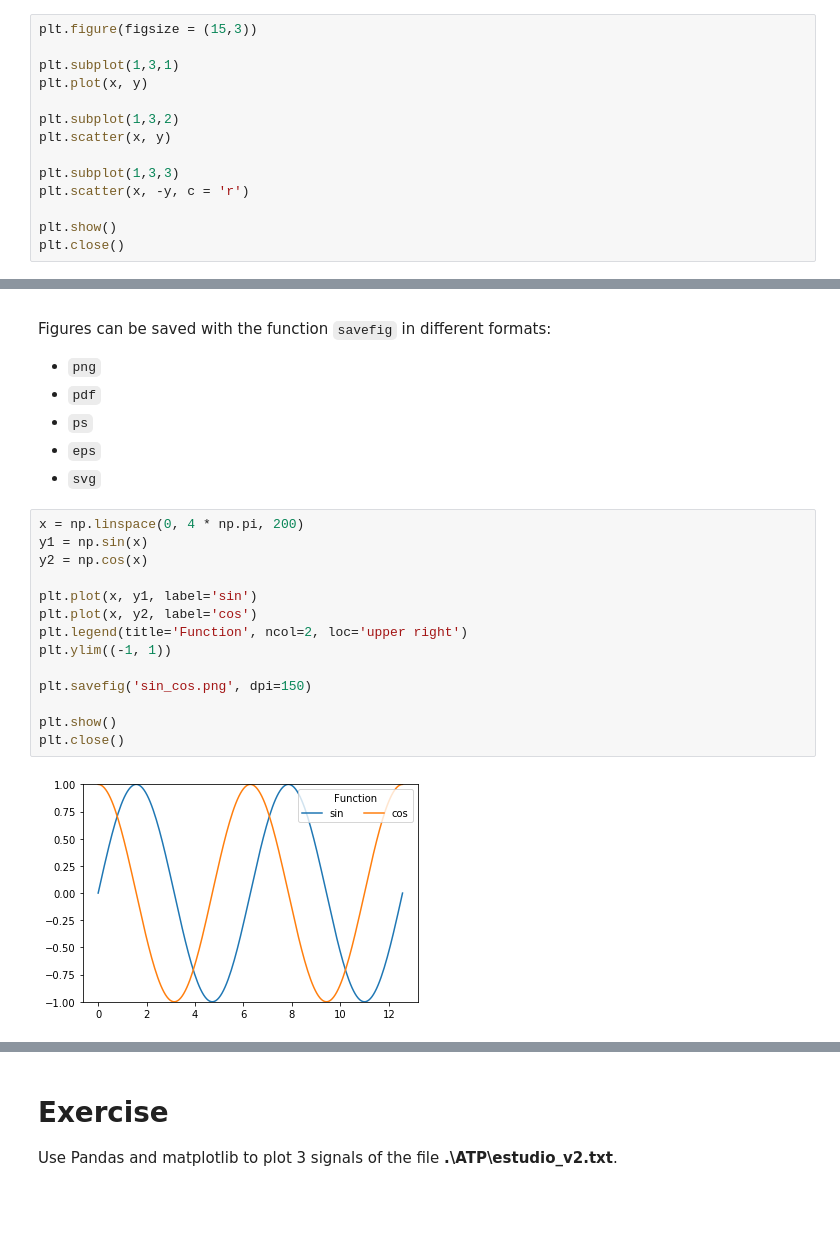
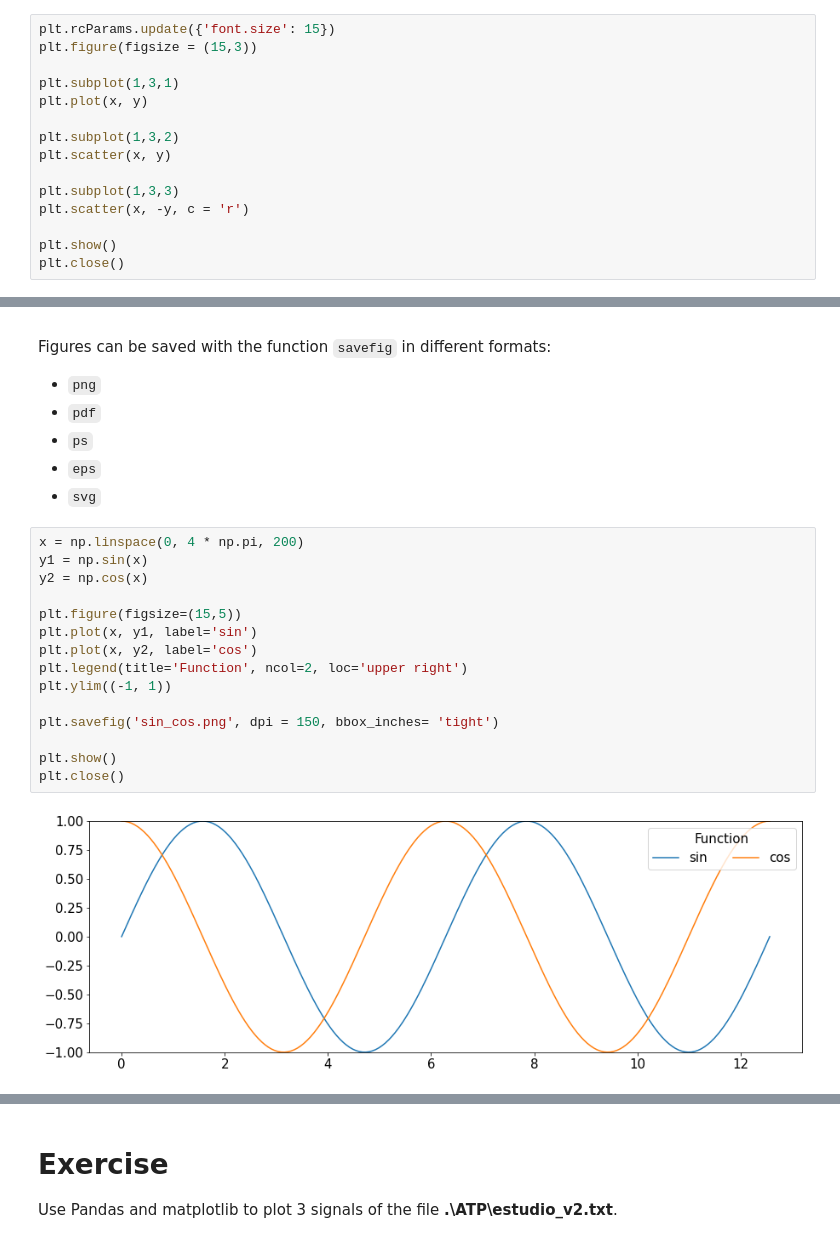
Before and after one commit to jsacostas/Course-Python-PSCAD, a Jupyter notebook: Topic 09 - Matplotlib.ipynb, the cells around one changed output, grey strips where cells are left out. Drawn from its saved outputs; the diff is of its cells as text; blank space fills up the shorter version.

```diff
--- a/Topic 09 - Matplotlib.ipynb
+++ b/Topic 09 - Matplotlib.ipynb
@@ -31,6 +31,7 @@ plt.close()
 # %% [markdown]
 ## sub plots
 # %%
+plt.rcParams.update({'font.size': 15})
 plt.figure(figsize = (15,3))
 
 plt.subplot(1,3,1)
@@ -128,19 +130,20 @@ Figures can be saved with the function `savefig` in different formats:
 # %%
 x = np.linspace(0, 4 * np.pi, 200)
 y1 = np.sin(x)
 y2 = np.cos(x)
 
+plt.figure(figsize=(15,5))
 plt.plot(x, y1, label='sin')
 plt.plot(x, y2, label='cos')
 plt.legend(title='Function', ncol=2, loc='upper right')
 plt.ylim((-1, 1))
 
-plt.savefig('sin_cos.png', dpi=150)
+plt.savefig('sin_cos.png', dpi = 150, bbox_inches= 'tight')
 
 plt.show()
 plt.close()
 # %% [output]
-[figure, old version]
+[figure, new version]
 # %%
 import matplotlib.pyplot as plt
 import numpy as np
```
Also changed, not shown: parts of 7 cells of this notebook, 12 other files.
